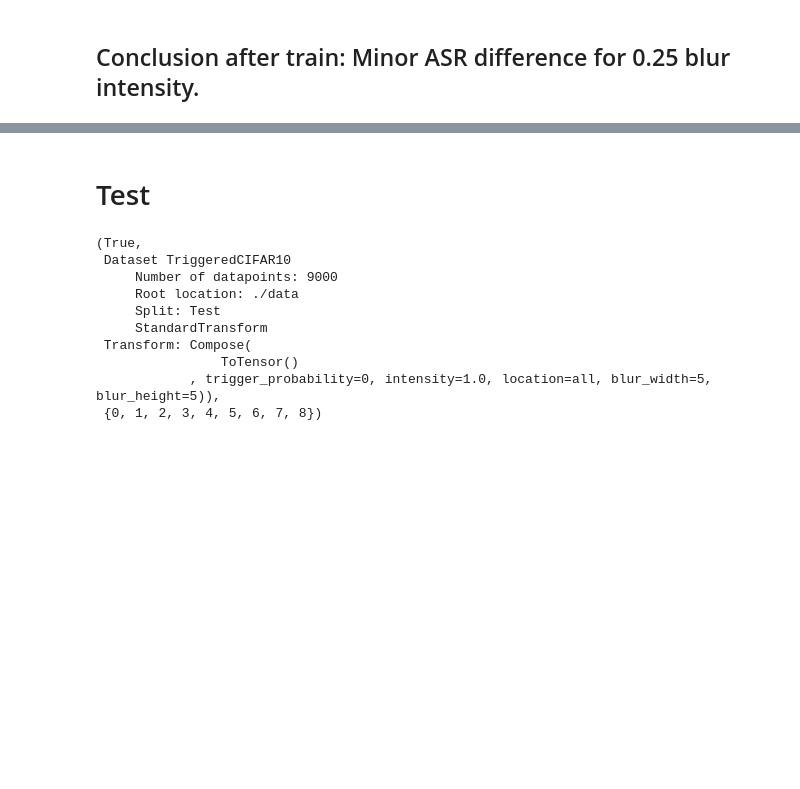
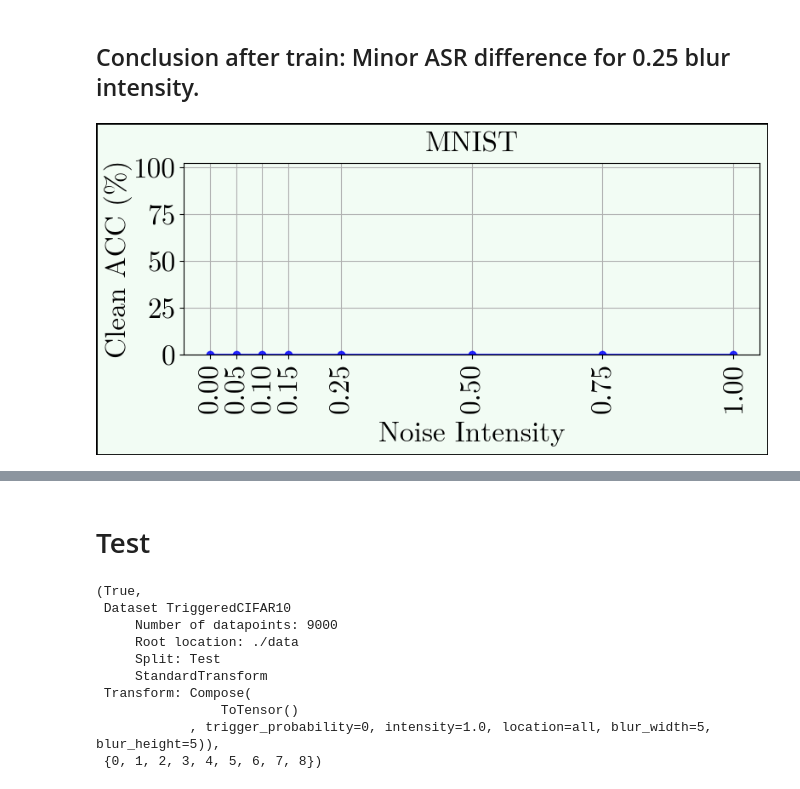
Before and after one commit to nishant-ingle/backdoors, a Jupyter notebook: noise-intensity-resnet18.ipynb, the cells around one changed output, grey strips where cells are left out. Drawn from its saved outputs; the diff is of its cells as text; code cells hidden in the pictures; blank space fills up the shorter version.

```diff
--- a/noise-intensity-resnet18.ipynb
+++ b/noise-intensity-resnet18.ipynb
@@ -972,2 +978,83 @@ plot_metric_for_all_locations(d, 'asr', 'BA (%)', 'red')
 # %% [markdown]
 ## Conclusion after train: Minor ASR difference for 0.25 blur intensity.
+# %%
+d = {'clean_acc': {'all': {0: [0],
+   0.05: [0],
+   0.1: [0],
+   0.15: [0],
+   0.25: [0],
+   0.5: [0],
+   0.75: [0],
+   1.0: [0]}},
+ 'asr': {'all': {0: [0.35591146702257814],
+   0.05: [98.37615393170948],
+   0.1: [99.55511066622178],
+   0.15: [99.41052163274385],
+   0.25: [99.93326659993326],
+   0.5: [100.0],
+   0.75: [100.0],
+   1.0: [99.98887776665555]}}}
+
+# font_path = "/kaggle/working/latexfont.otf"
+# font_prop = fm.FontProperties(fname=font_path, size=16, weight=700)
+# font18 = fm.FontProperties(fname=font_path, size=24, weight=700)
+
+import numpy as np
+import matplotlib.pyplot as plt
+from scipy.stats import sem, t
+
+# Data with new structure
+
+confidence = 0.95
+
+def mean_and_ci(values, confidence=0.95):
+    arr = np.array(values)
+    mean = np.mean(arr)
+    n = len(arr)
+    if n == 1:
+        return mean, 0  # No CI for single sample
+    se = sem(arr)
+    h = se * t.ppf((1 + confidence) / 2., n-1)
+    return mean, h
+
+def plot_metric_for_all_locations(d, metric, ylabel, color):
+    locations = d[metric].keys()
+    fig, ax = plt.subplots(figsize=(8, 4))
+    ax.set_facecolor(green)
+    fig.patch.set_facecolor(green)
+    fig.set_frameon(True)                 # usually True by default [web:19]
+    fig.patch.set_edgecolor("black")      # figure patch edgecolor [web:25]
+    fig.patch.set_linewidth(2)            # figure patch linewidth [web:25]
+
+    for loc in locations:
+        cintensities = list(d[metric][loc].keys())
+        means = []
+        cis = []
+        for intensity in cintensities:
+            mean, ci = mean_and_ci(d[metric][loc][intensity], confidence)
+            means.append(mean)
+            cis.append(ci)
+        plt.plot(cintensities, means, color=color, marker='o', label=f'{loc}', linestyle='-', alpha=0.8)
+        # plt.errorbar(intensities, means, color=color, yerr=cis, fmt='o', capsize=5, alpha=0.8)
+    # plt.xlabel('', fontproperties=font_prop, labelpad=10)
+    plt.ylabel(ylabel, fontproperties=font18, labelpad=0)
+    plt.xlabel(f'Noise Intensity', fontproperties=font18, labelpad=7)
+    plt.title(f'MNIST', fontproperties=font18, pad=10)
+    plt.grid(True)
+    ax.set_yticks([0, 25, 50, 75, 100])
+    plt.ylim([0, 102])
+
+    plt.xticks(cintensities, rotation=90, fontproperties=font18)
+    plt.yticks(fontproperties=font18)
+    # plt.legend()
+    plt.tight_layout()
+    plt.savefig(f'noise intensity mnist train_{metric}.pdf')
+    plt.show()
+
+
+# Plot for clean_acc
+plot_metric_for_all_locations(d, 'clean_acc', 'Clean ACC (%)', 'blue')
+# Plot for asr
+plot_metric_for_all_locations(d, 'asr', 'BA (%)', 'red')
+# %% [output]
+[figure, added]
```
Also changed, not shown: parts of 6 cells of this notebook.
